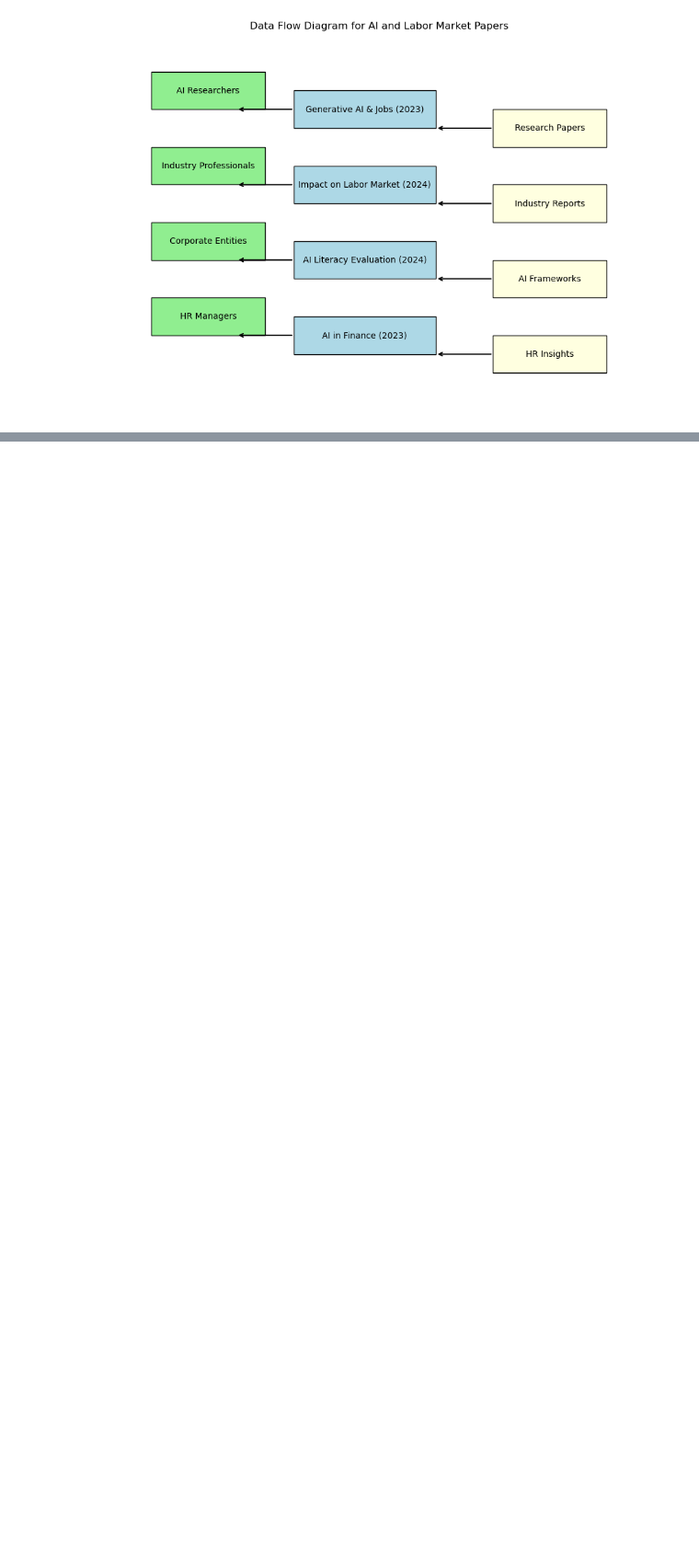
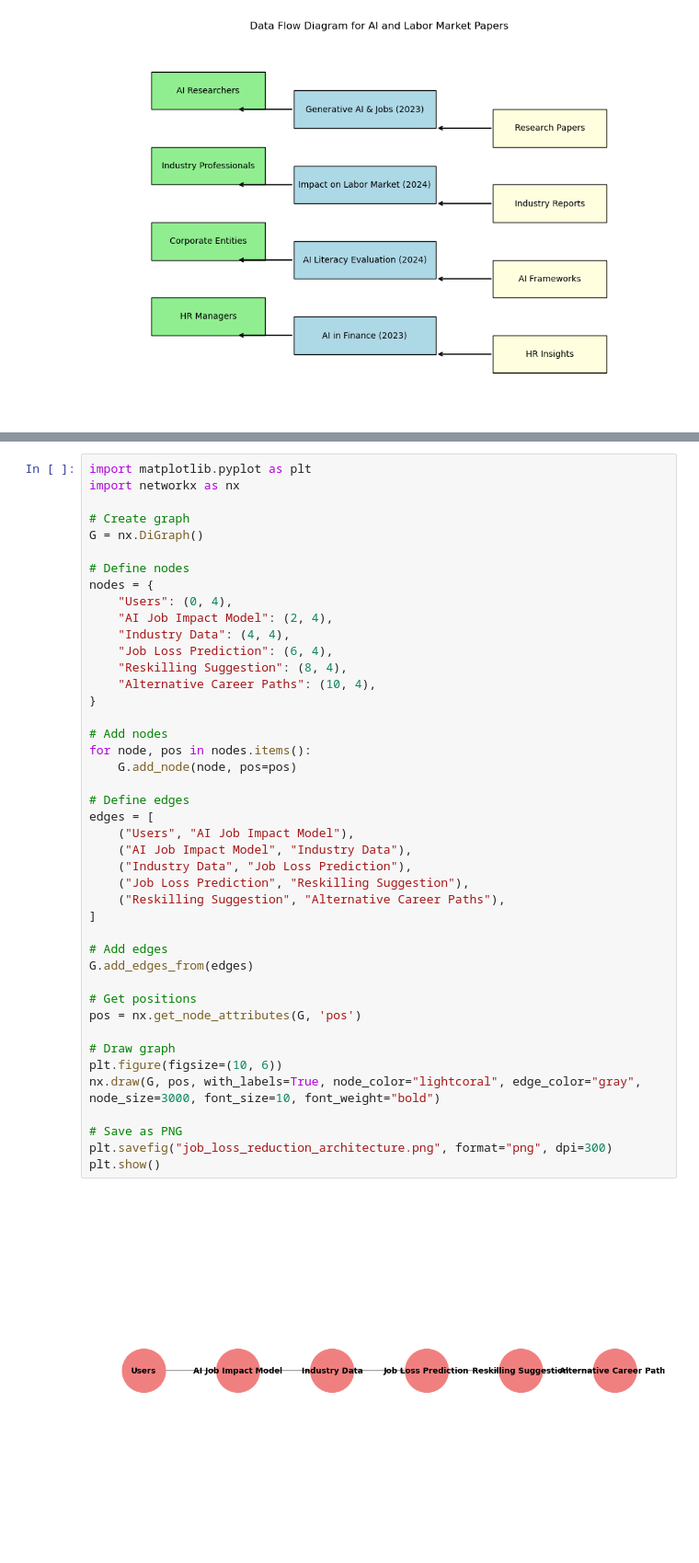
Before and after one commit to Python-Big-Data-Science-NYC/gpt_finance, a Jupyter notebook: training v2.ipynb, the cells around one changed output, grey strips where cells are left out. Shown at 92% size. Cells and saved outputs as stored; diff of their text form; blank space fills up the shorter version.

```diff
--- a/training v2.ipynb
+++ b/training v2.ipynb
@@ -382,0 +543,45 @@ plt.show()
+# %%
+import matplotlib.pyplot as plt
+import networkx as nx
+
+# Create graph
+G = nx.DiGraph()
+
+# Define nodes
+nodes = {
+    "Users": (0, 4),
+    "AI Job Impact Model": (2, 4),
+    "Industry Data": (4, 4),
+    "Job Loss Prediction": (6, 4),
+    "Reskilling Suggestion": (8, 4),
+    "Alternative Career Paths": (10, 4),
+}
+
+# Add nodes
+for node, pos in nodes.items():
+    G.add_node(node, pos=pos)
+
+# Define edges
+edges = [
+    ("Users", "AI Job Impact Model"),
+    ("AI Job Impact Model", "Industry Data"),
+    ("Industry Data", "Job Loss Prediction"),
+    ("Job Loss Prediction", "Reskilling Suggestion"),
+    ("Reskilling Suggestion", "Alternative Career Paths"),
+]
+
+# Add edges
+G.add_edges_from(edges)
+
+# Get positions
+pos = nx.get_node_attributes(G, 'pos')
+
+# Draw graph
+plt.figure(figsize=(10, 6))
+nx.draw(G, pos, with_labels=True, node_color="lightcoral", edge_color="gray", node_size=3000, font_size=10, font_weight="bold")
+
+# Save as PNG
+plt.savefig("job_loss_reduction_architecture.png", format="png", dpi=300)
+plt.show()
+# %% [output]
+[figure, added]
```
Also changed, not shown: parts of 15 cells of this notebook, 20 other files.
